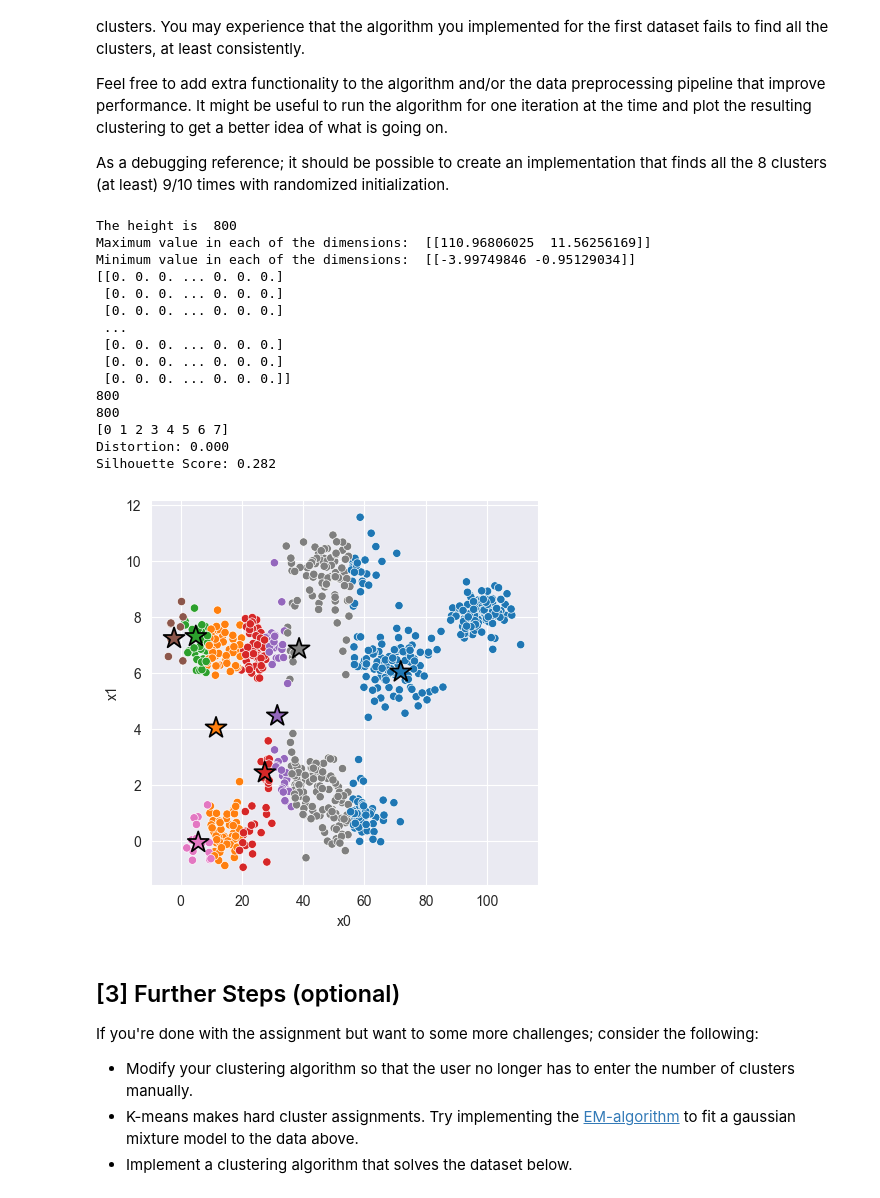
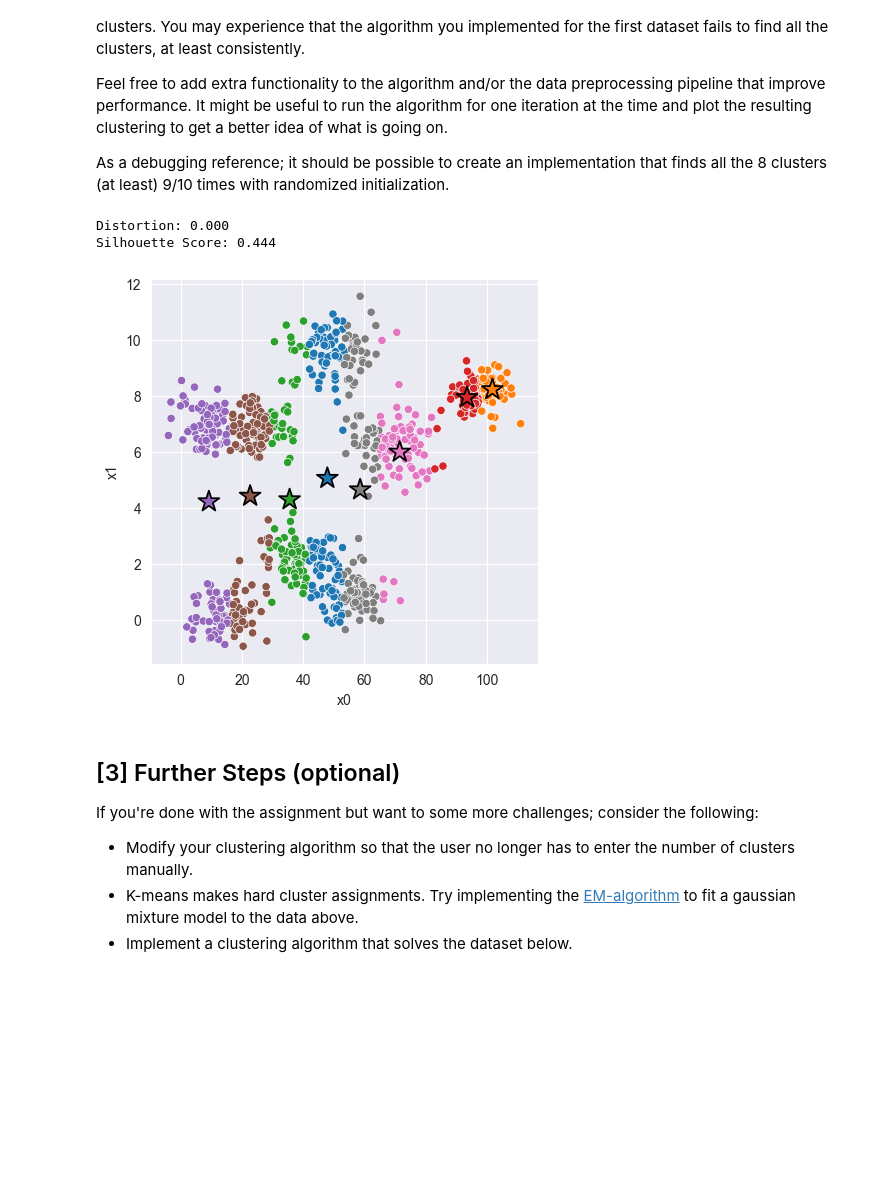
Before and after one commit to IsakAndrade/TDT-4173-2023-task-1, a Jupyter notebook: k_means/experiment.ipynb, the cells around one changed output. Drawn from its saved outputs; the diff is of its cells as text; code cells hidden in the pictures; blank space fills up the shorter version.

```diff
--- a/k_means/experiment.ipynb
+++ b/k_means/experiment.ipynb
@@ -151,46 +140,34 @@ As a debugging reference; it should be possible to create an implementation that
 # %%
 %autoreload
 
 import numpy as np
 import pandas as pd
 import matplotlib.pyplot as plt
 import seaborn as sns
 import k_means as km # <-- Your implementation
 
 # Fit Model
-X = data_2[['x0', 'x1']]
-model_2 = km.KMeans()  # <-- Feel free to add hyperparameters
+X = data_2.values
+model_2 = km.KMeans(K=8)  # <-- Feel free to add hyperparameters
 model_2.fit(X)
 
 # Compute Silhouette Score
 z = model_2.predict(X)
 print(f'Distortion: {km.euclidean_distortion(X, z) :.3f}')
 print(f'Silhouette Score: {km.euclidean_silhouette(X, z) :.3f}')
 
 # Plot cluster assignments
 C = model_2.get_centroids()
 K = len(C)
+X = data_2[['x0', 'x1']]
 _, ax = plt.subplots(figsize=(5, 5), dpi=100)
 sns.scatterplot(x='x0', y='x1', hue=z, hue_order=range(K), palette='tab10', data=X, ax=ax);
 sns.scatterplot(x=C[:,0], y=C[:,1], hue=range(K), palette='tab10', marker='*', s=250, edgecolor='black', ax=ax)
 ax.legend().remove();
 # %% [output]
-The height is  800
-Maximum value in each of the dimensions:  [[110.96806025  11.56256169]]
-Minimum value in each of the dimensions:  [[-3.99749846 -0.95129034]]
-[[0. 0. 0. ... 0. 0. 0.]
- [0. 0. 0. ... 0. 0. 0.]
- [0. 0. 0. ... 0. 0. 0.]
- ...
- [0. 0. 0. ... 0. 0. 0.]
- [0. 0. 0. ... 0. 0. 0.]
- [0. 0. 0. ... 0. 0. 0.]]
-800
-800
-[0 1 2 3 4 5 6 7]
 Distortion: 0.000
-Silhouette Score: 0.282
+Silhouette Score: 0.444
-[figure, old version]
+[figure, new version]
 # %% [markdown]
 ## [3] Further Steps (optional)
 
```
Also changed, not shown: parts of 2 cells of this notebook, 3 other files.
